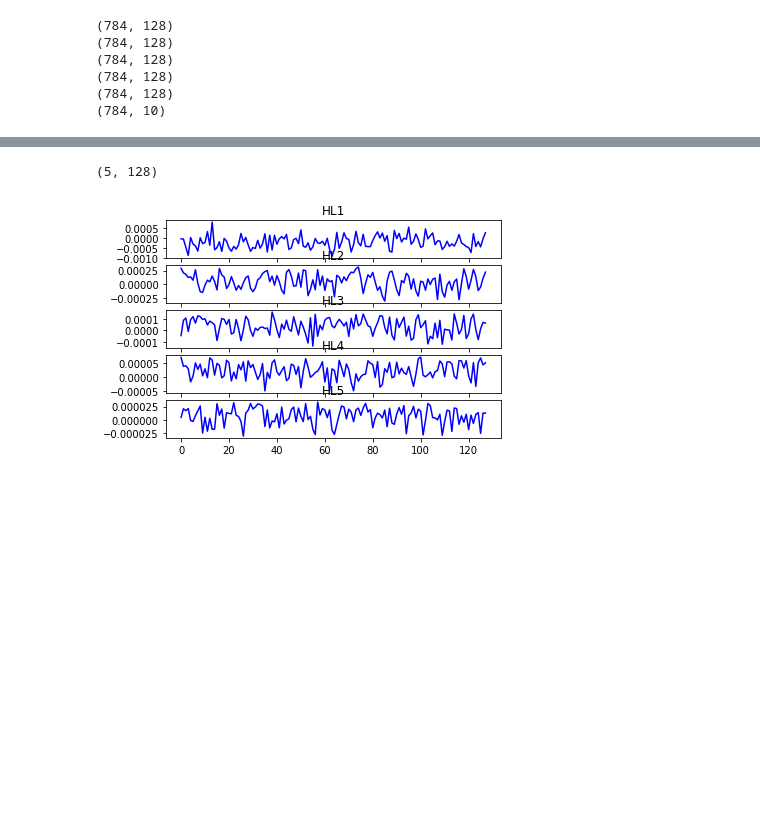
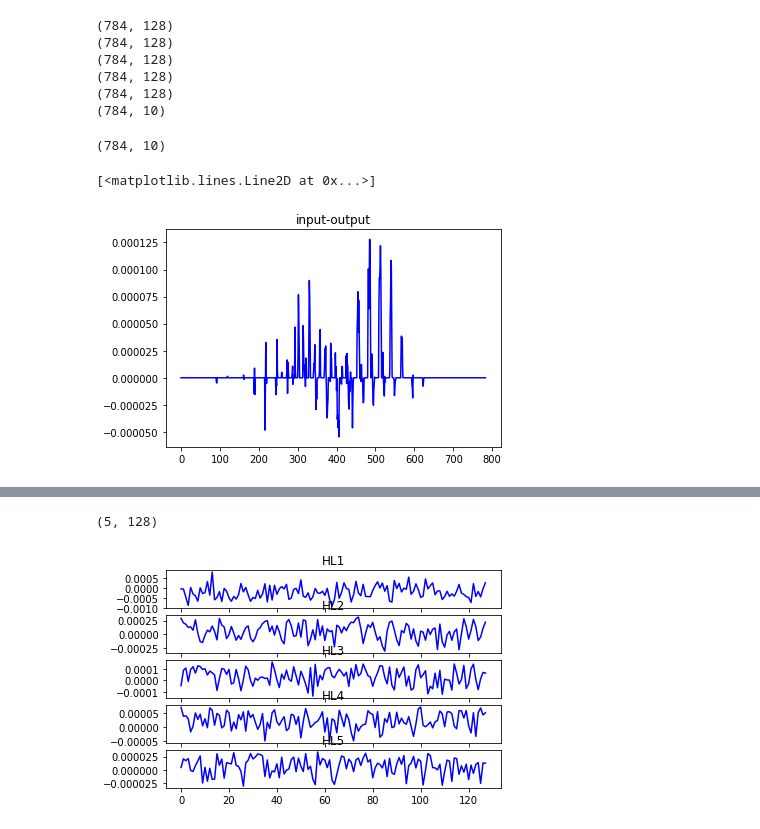
Before and after one commit to lp02781/tutorialTensorFlow, a Jupyter notebook: paper1_test/ann_digit.ipynb, the cells around one changed output, grey strips where cells are left out. Saved outputs shown, nothing was run; the diff lists cells and outputs as text; code cells hidden in the pictures; blank space fills up the shorter version.

```diff
--- a/paper1_test/ann_digit.ipynb
+++ b/paper1_test/ann_digit.ipynb
@@ -363,3 +376,19 @@ print(influental_matrix_input_output.shape)
 (784, 128)
 (784, 128)
 (784, 10)
+# %%
+im_col = np.arange(0,784,1)
+for b in im_col:
+    influental_matrix_input_output[b,:]=np.mean(influental_matrix_input_output[b,:])
+
+print(influental_matrix_input_output.shape)
+# %% [output]
+(784, 10)
+# %%
+x_label = np.arange(0,784,1)
+plt.figure()
+plt.subplot(111).set_title("input-output")
+plt.plot(x_label, influental_matrix_input_output[:,0], '-b')
+# %% [output]
+[<matplotlib.lines.Line2D at 0x...>]
+[figure, added]
```
Also changed, not shown: parts of 12 cells of this notebook, 3 other files.
